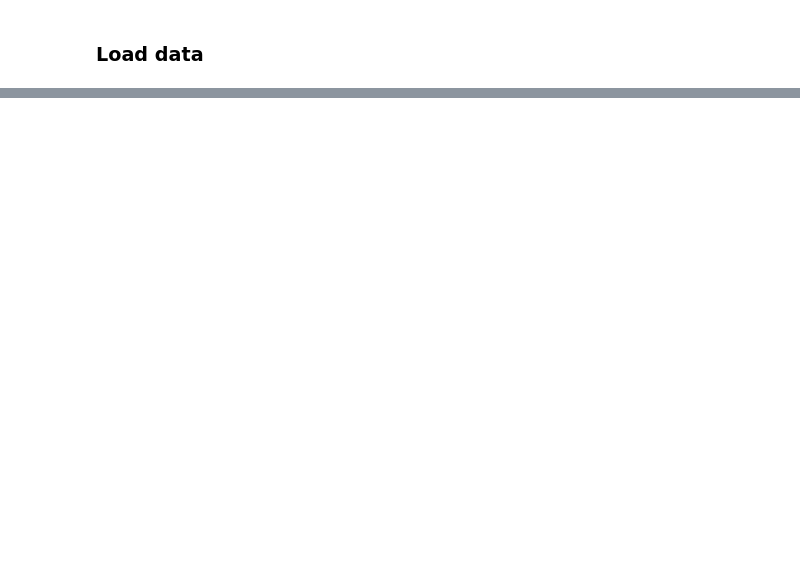
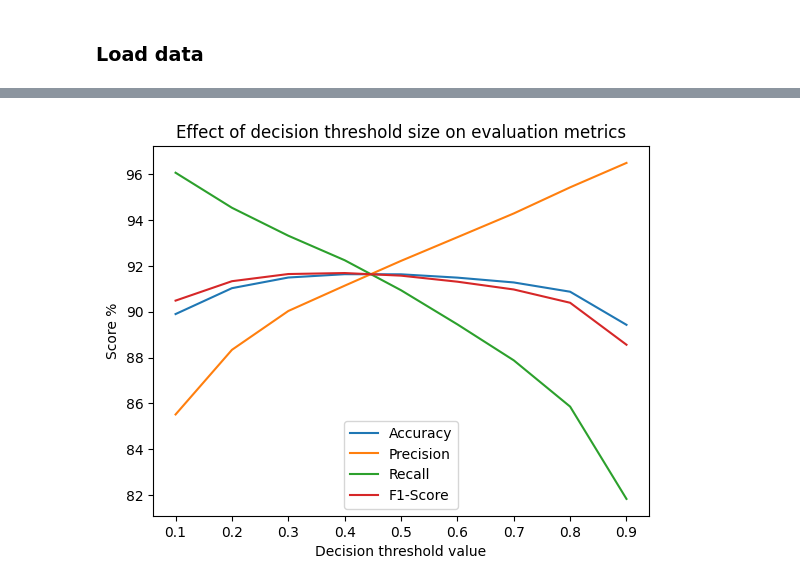
Before and after one commit to jshrdt/aics-project, a Jupyter notebook: code/aics0.ipynb, the cells around one changed output, grey strips where cells are left out. Drawn from its saved outputs; the diff is of its cells as text; code cells hidden in the pictures; blank space fills up the shorter version.

```diff
--- a/code/aics0.ipynb
+++ b/code/aics0.ipynb
@@ -328,0 +156,3 @@ df
+# %%
+attn_model = CIFAKE_CNN(attn=True)
+attn_model = train_model(attn_model, traindata, epochs=50)
@@ -328,0 +175,3 @@ df
+# %%
+gold, preds = test_model(attn_model, testdata)
+score_preds(gold, preds, verbose=True)
@@ -328,0 +185,27 @@ df
+# %%
+import pandas as pd
+import matplotlib.pyplot as plt
+
+def test_thresh_size(gold, preds):
+
+    thresh_data = {}
+    for i in range(1, 10):
+        thresh = round(i/10, 2)
+        thresh_data[thresh] = {metric: score_preds(gold, preds, thresh=thresh)[i]
+                            for i, metric in enumerate(['Accuracy', 'Precision',
+                                                        'Recall', 'F1-Score'])}
+    df = pd.DataFrame(thresh_data.values(), index=thresh_data.keys()).mul(100)
+
+    return df
+
+attn_df = test_thresh_size(gold, preds)
+
+fig = attn_df.plot()
+
+fig.set_ylabel('Score %')
+fig.set_xlabel('Decision threshold value')
+fig.title.set_text('Effect of decision threshold size on evaluation metrics')
+fig.legend(loc='lower center')
+plt.show()
+# %% [output]
+[figure, added]
```
Also changed, not shown: parts of 42 cells of this notebook, 11 other files.
